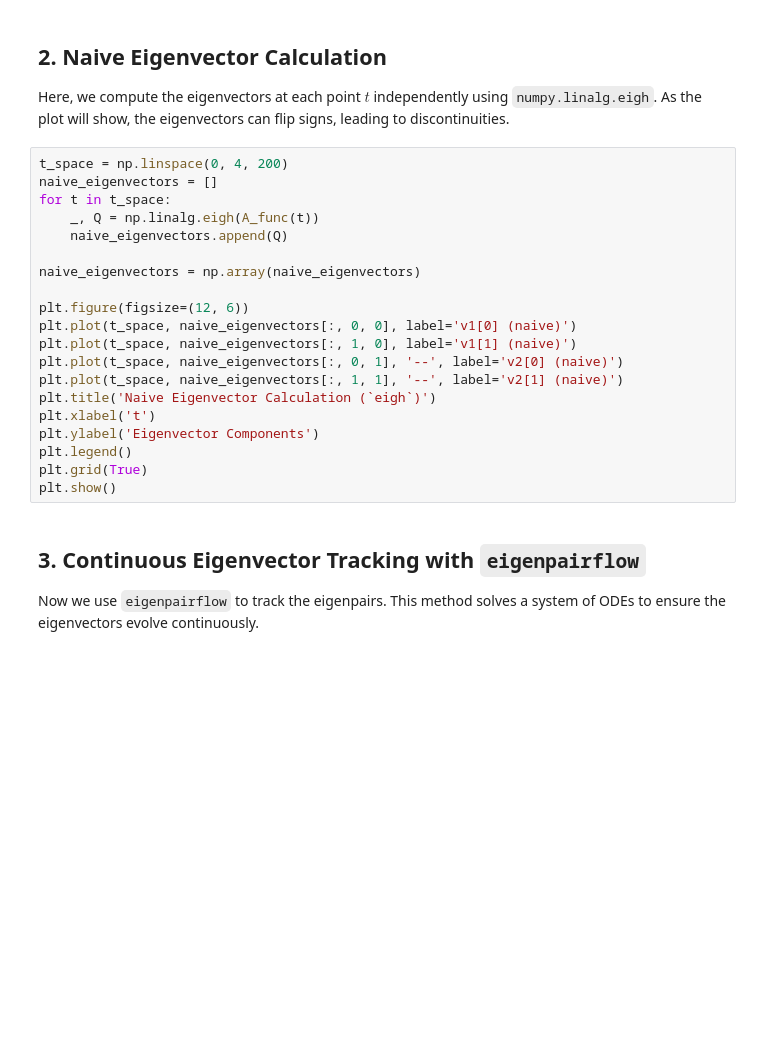
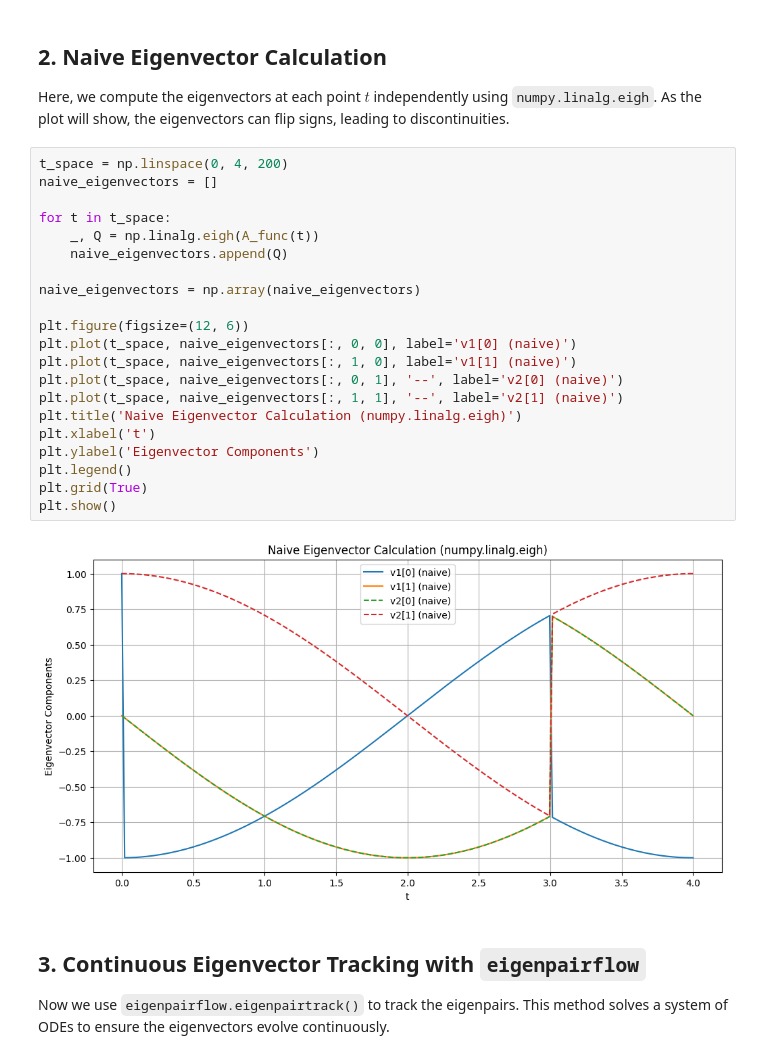
Before and after one commit to t-uda/EigenpairFlow, a Jupyter notebook: notebooks/toy_model_demonstration.ipynb, the cells around one changed output. Cells and saved outputs as stored; diff of their text form; blank space fills up the shorter version.

```diff
--- a/notebooks/toy_model_demonstration.ipynb
+++ b/notebooks/toy_model_demonstration.ipynb
@@ -64,27 +64,30 @@ Here, we compute the eigenvectors at each point $t$ independently using `numpy.l
 # %%
 t_space = np.linspace(0, 4, 200)
 naive_eigenvectors = []
+
 for t in t_space:
     _, Q = np.linalg.eigh(A_func(t))
     naive_eigenvectors.append(Q)
 
 naive_eigenvectors = np.array(naive_eigenvectors)
 
 plt.figure(figsize=(12, 6))
 plt.plot(t_space, naive_eigenvectors[:, 0, 0], label='v1[0] (naive)')
 plt.plot(t_space, naive_eigenvectors[:, 1, 0], label='v1[1] (naive)')
 plt.plot(t_space, naive_eigenvectors[:, 0, 1], '--', label='v2[0] (naive)')
 plt.plot(t_space, naive_eigenvectors[:, 1, 1], '--', label='v2[1] (naive)')
-plt.title('Naive Eigenvector Calculation (`eigh`)')
+plt.title('Naive Eigenvector Calculation (numpy.linalg.eigh)')
 plt.xlabel('t')
 plt.ylabel('Eigenvector Components')
 plt.legend()
 plt.grid(True)
 plt.show()
+# %% [output]
+[figure, added]
 # %% [markdown]
 ## 3. Continuous Eigenvector Tracking with `eigenpairflow`
 
-Now we use `eigenpairflow` to track the eigenpairs. This method solves a system of ODEs to ensure the eigenvectors evolve continuously.
+Now we use `eigenpairflow.eigenpairtrack()` to track the eigenpairs. This method solves a system of ODEs to ensure the eigenvectors evolve continuously.
 # %%
 t_start, t_end = 0.0, 4.0
 t_eval = np.linspace(t_start, t_end, 200)
```
Also changed, not shown: parts of 2 cells of this notebook, 1 other file.
